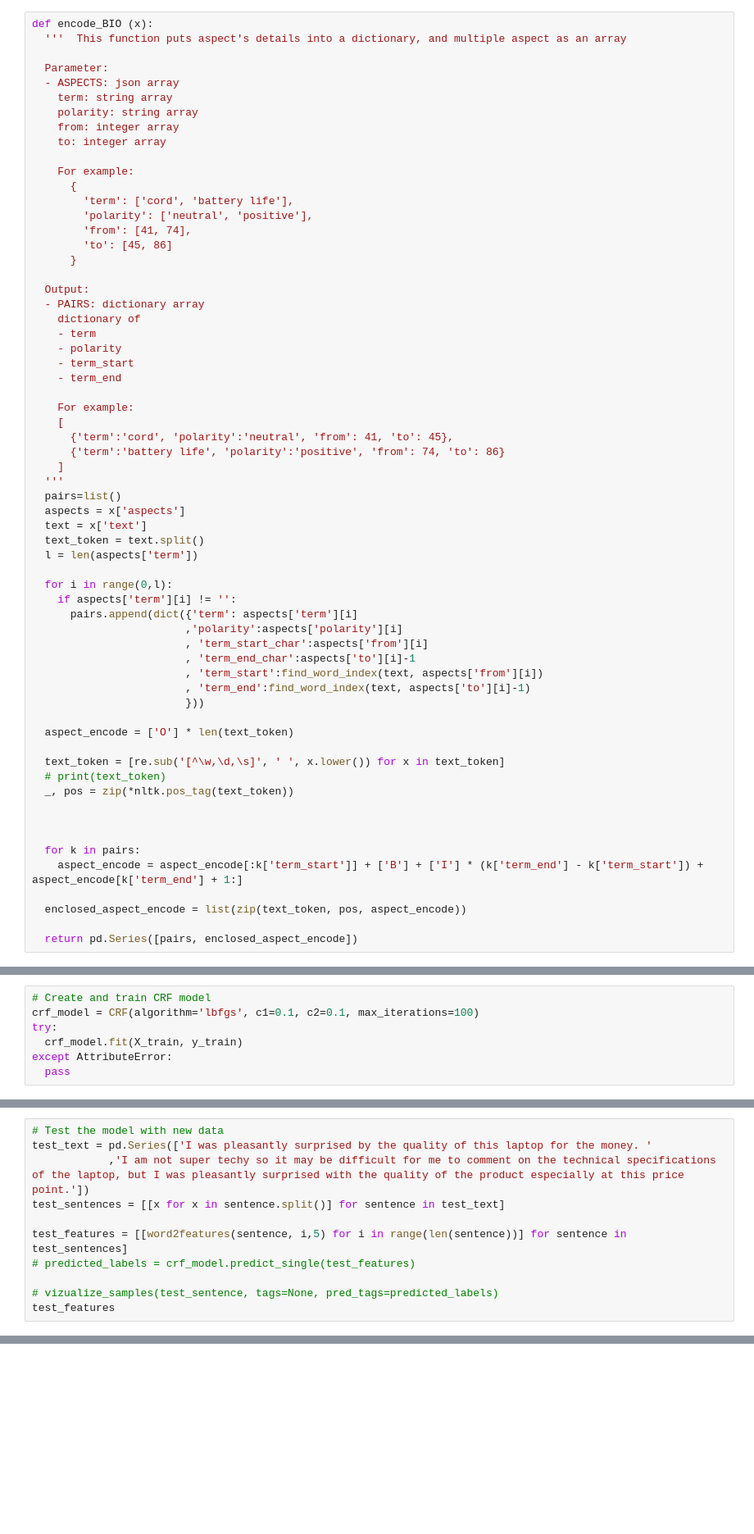
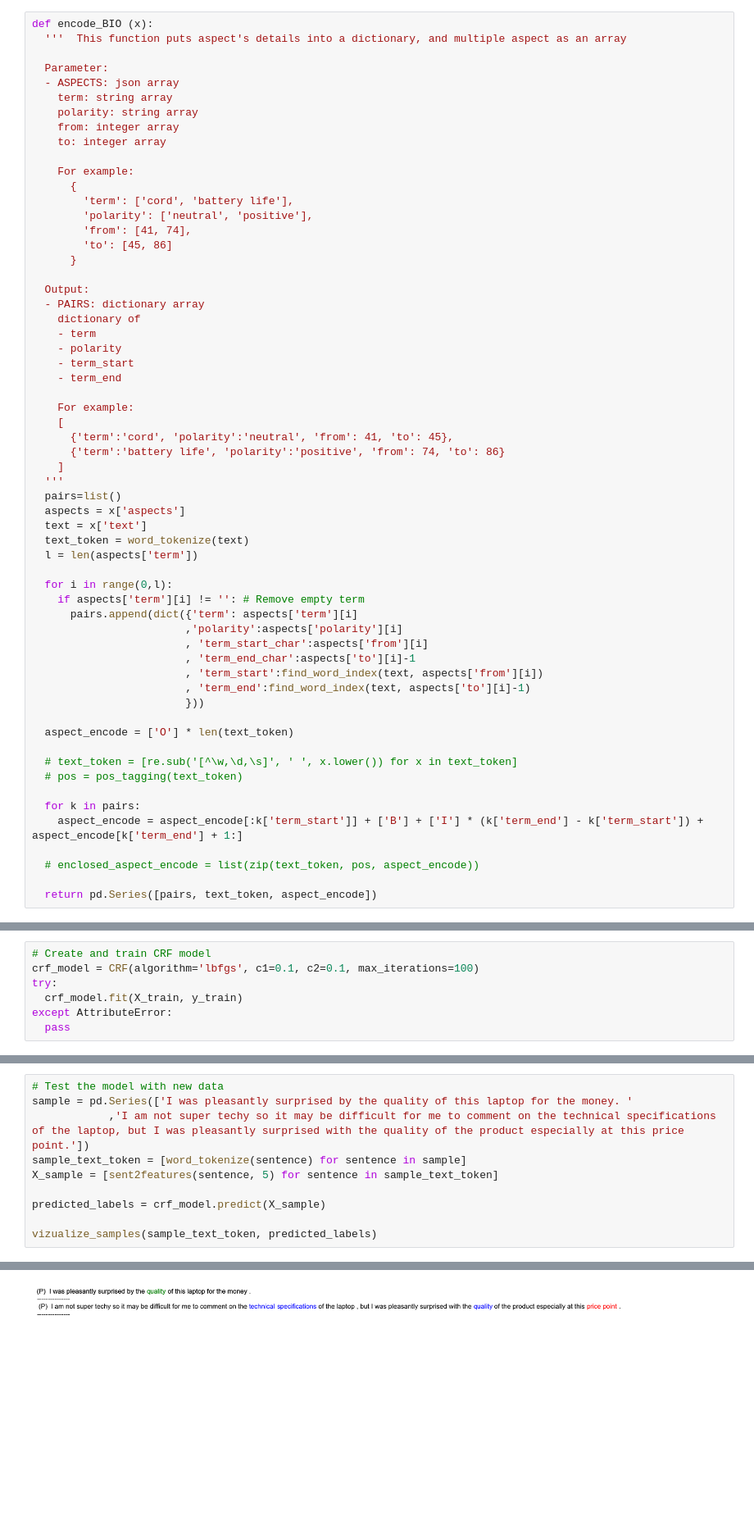
Before and after one commit to tnatvu/SentiLens, a Jupyter notebook: base_model.ipynb, the cells around one changed output, grey strips where cells are left out. Shown: that part at 82% size. Saved outputs shown, nothing was run; the diff lists cells and outputs as text; blank space fills up the shorter version.

```diff
--- a/base_model.ipynb
+++ b/base_model.ipynb
@@ -141,11 +142,11 @@ def encode_BIO (x):
   pairs=list()
   aspects = x['aspects']
   text = x['text']
-  text_token = text.split()
+  text_token = word_tokenize(text)
   l = len(aspects['term'])
 
   for i in range(0,l):
-    if aspects['term'][i] != '':
+    if aspects['term'][i] != '': # Remove empty term
       pairs.append(dict({'term': aspects['term'][i]
                         ,'polarity':aspects['polarity'][i]
                         , 'term_start_char':aspects['from'][i]
@@ -156,17 +157,14 @@ def encode_BIO (x):
 
   aspect_encode = ['O'] * len(text_token)
 
-  text_token = [re.sub('[^\w,\d,\s]', ' ', x.lower()) for x in text_token]
-  # print(text_token)
-  _, pos = zip(*nltk.pos_tag(text_token))
-
-
+  # text_token = [re.sub('[^\w,\d,\s]', ' ', x.lower()) for x in text_token]
+  # pos = pos_tagging(text_token)
 
   for k in pairs:
     aspect_encode = aspect_encode[:k['term_start']] + ['B'] + ['I'] * (k['term_end'] - k['term_start']) + aspect_encode[k['term_end'] + 1:]
 
-  enclosed_aspect_encode = list(zip(text_token, pos, aspect_encode))
+  # enclosed_aspect_encode = list(zip(text_token, pos, aspect_encode))
 
-  return pd.Series([pairs, enclosed_aspect_encode])
+  return pd.Series([pairs, text_token, aspect_encode])
 # %%
 # Function to convert sentences into features
@@ -327,12 +333,11 @@ So glad I did not waste money on a less than par product.
 # %%
 # Test the model with new data
-test_text = pd.Series(['I was pleasantly surprised by the quality of this laptop for the money. '
+sample = pd.Series(['I was pleasantly surprised by the quality of this laptop for the money. '
             ,'I am not super techy so it may be difficult for me to comment on the technical specifications of the laptop, but I was pleasantly surprised with the quality of the product especially at this price point.'])
-test_sentences = [[x for x in sentence.split()] for sentence in test_text]
+sample_text_token = [word_tokenize(sentence) for sentence in sample]
+X_sample = [sent2features(sentence, 5) for sentence in sample_text_token]
 
-test_features = [[word2features(sentence, i,5) for i in range(len(sentence))] for sentence in test_sentences]
-# predicted_labels = crf_model.predict_single(test_features)
+predicted_labels = crf_model.predict(X_sample)
 
-# vizualize_samples(test_sentence, tags=None, pred_tags=predicted_labels)
-test_features
+vizualize_samples(sample_text_token, predicted_labels)
 # %% [output]
@@ -340,3 +344,4 @@ IndexError: string index out of range
+[figure, added]
 # %%
 import numpy as np
 from sklearn.metrics import classification_report
```
Also changed, not shown: parts of 12 cells of this notebook.
